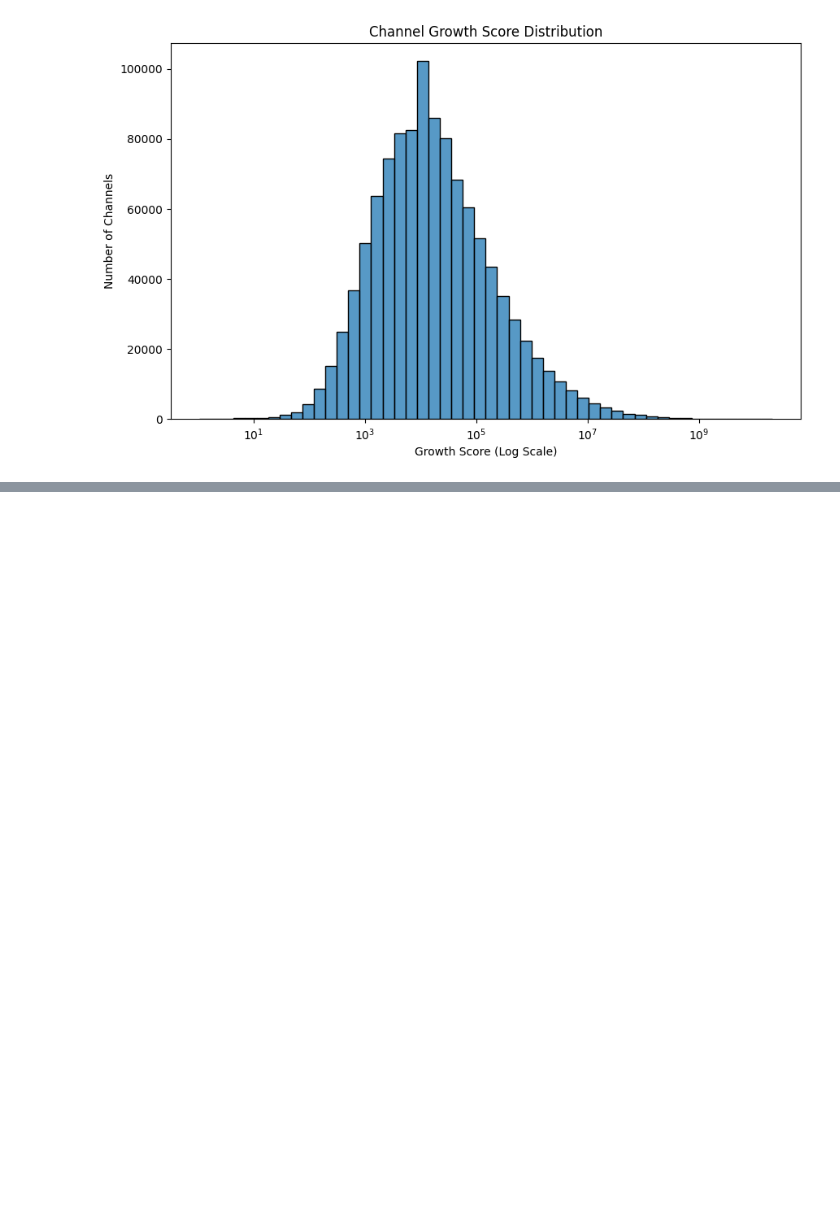
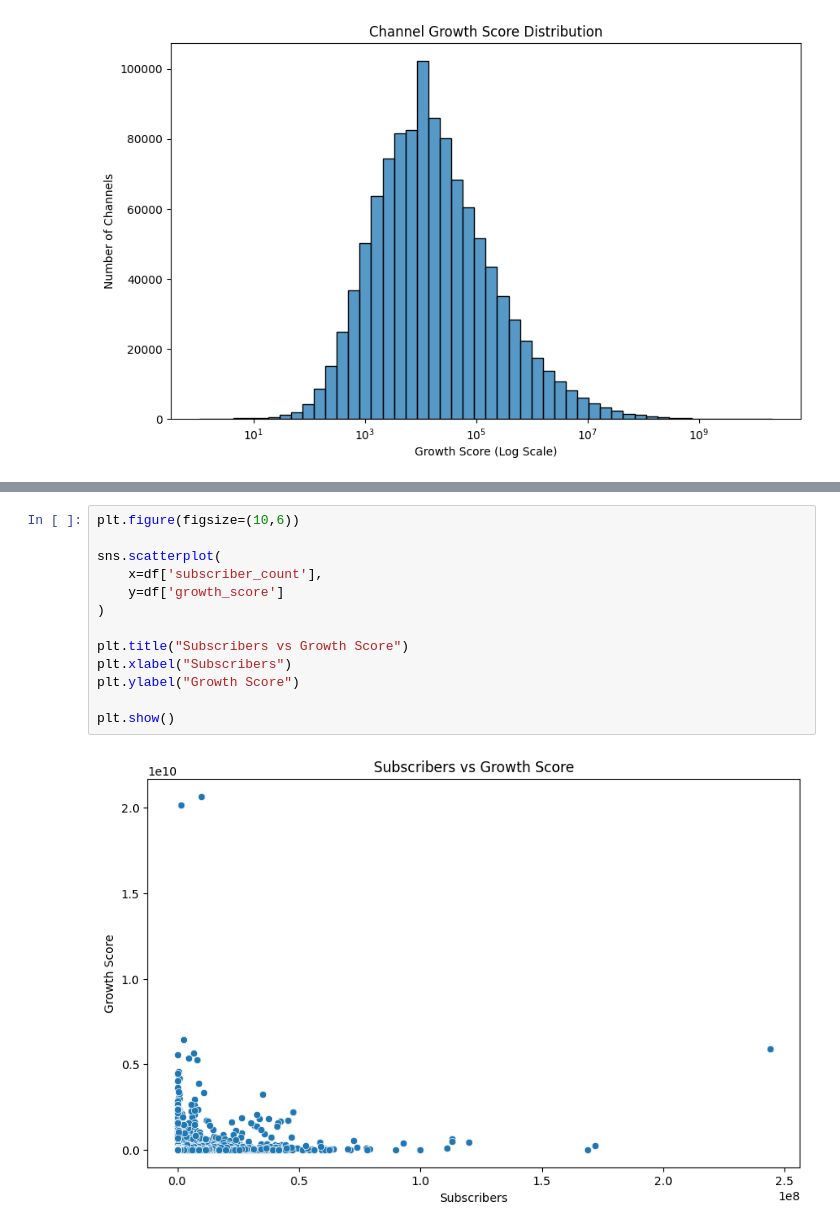
Before and after one commit to Shiva-Kumar-S-M/Projects, a Jupyter notebook: content growth pattern predictor.ipynb, the cells around one changed output, grey strips where cells are left out. Cells and saved outputs as stored; diff of their text form; blank space fills up the shorter version.

```diff
--- a/content growth pattern predictor.ipynb
+++ b/content growth pattern predictor.ipynb
@@ -556,0 +575,15 @@ plt.show()
+# %%
+plt.figure(figsize=(10,6))
+
+sns.scatterplot(
+    x=df['subscriber_count'],
+    y=df['growth_score']
+)
+
+plt.title("Subscribers vs Growth Score")
+plt.xlabel("Subscribers")
+plt.ylabel("Growth Score")
+
+plt.show()
+# %% [output]
+[figure, added]
```
Also changed, not shown: parts of 3 cells of this notebook.
